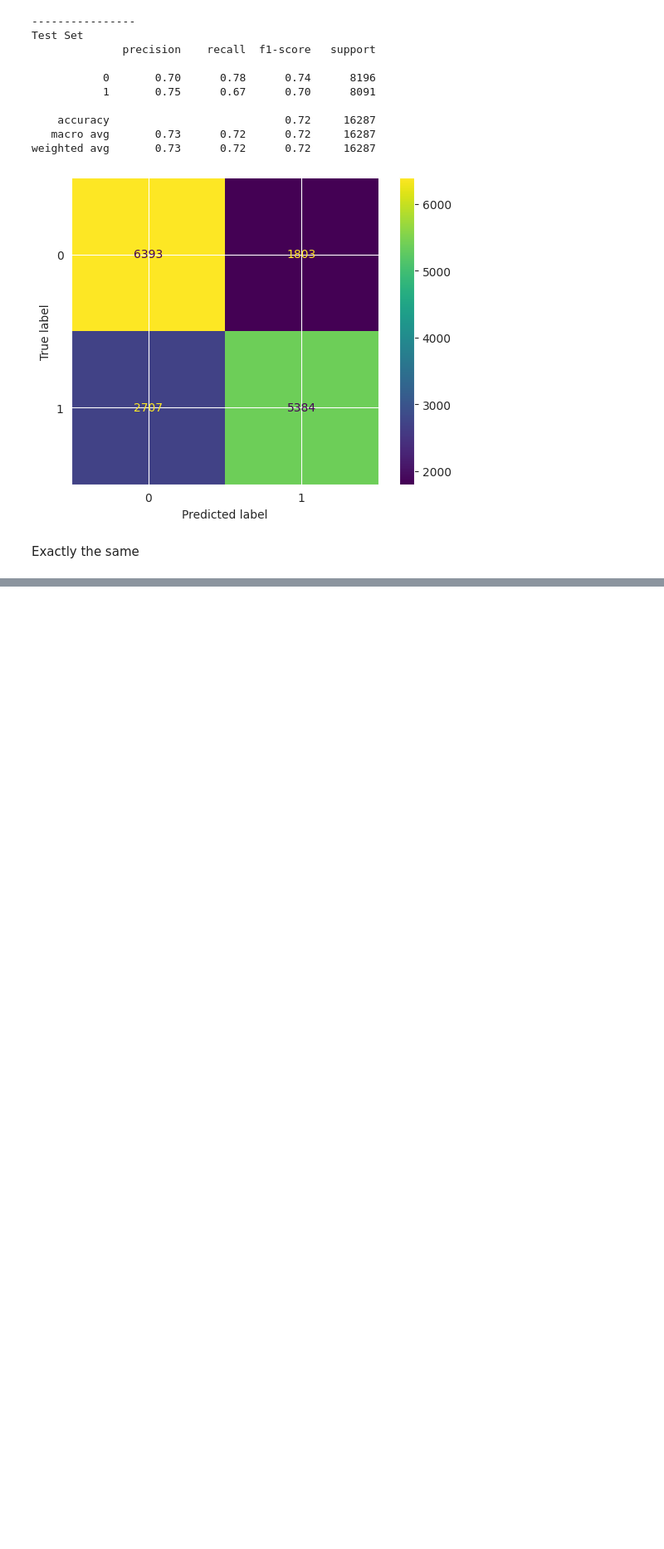
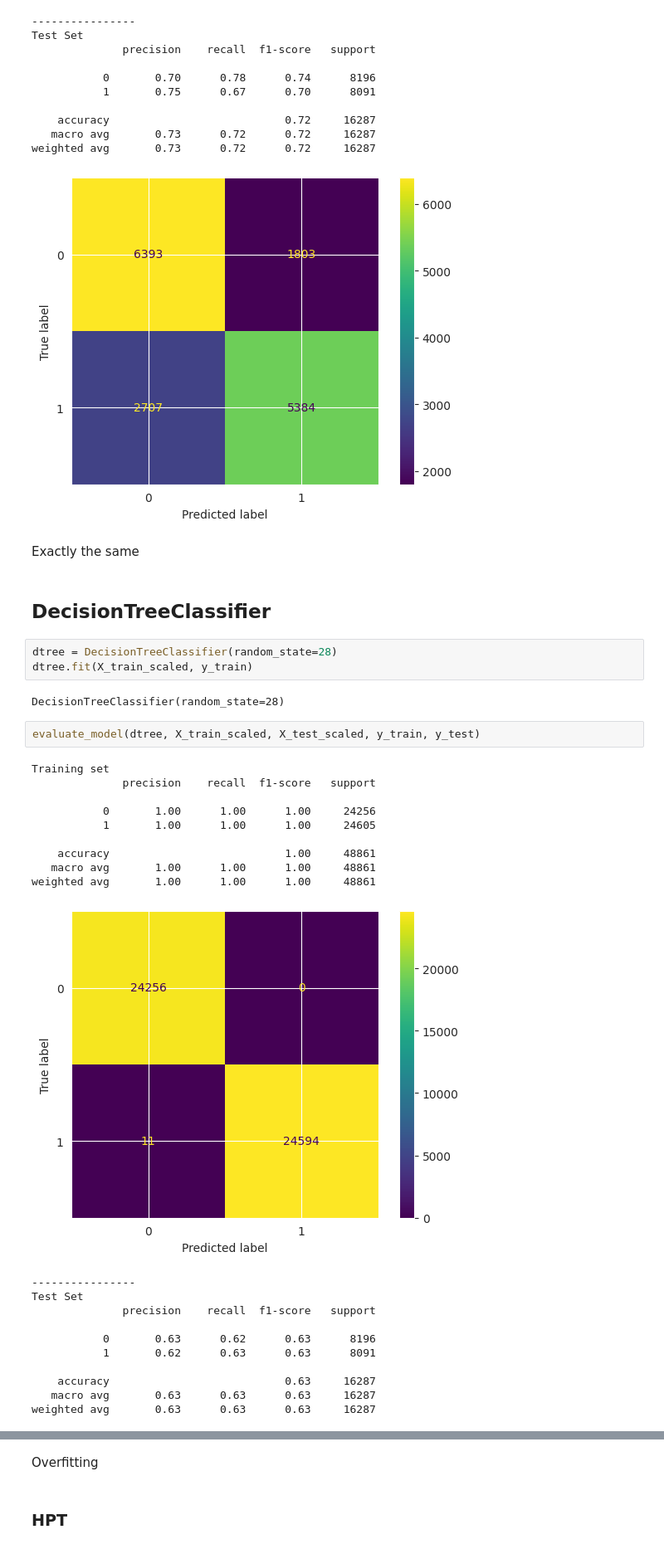
Before and after one commit to Dhairya-Arora01/Cardio-disease-predictor, a Jupyter notebook: cardio.ipynb, the cells around one changed output, grey strips where cells are left out. Shown: that part at 83% size. Drawn from its saved outputs; the diff is of its cells as text; blank space fills up the shorter version.

```diff
--- a/cardio.ipynb
+++ b/cardio.ipynb
@@ -259,3 +263,33 @@ weighted avg       0.73      0.72      0.72     16287
 [figure]
 # %% [markdown]
 Exactly the same
+# %% [markdown]
+## DecisionTreeClassifier
+# %%
+dtree = DecisionTreeClassifier(random_state=28)
+dtree.fit(X_train_scaled, y_train)
+# %% [output]
+DecisionTreeClassifier(random_state=28)
+# %%
+evaluate_model(dtree, X_train_scaled, X_test_scaled, y_train, y_test)
+# %% [output]
+Training set
+              precision    recall  f1-score   support
+
+           0       1.00      1.00      1.00     24256
+           1       1.00      1.00      1.00     24605
+
+    accuracy                           1.00     48861
+   macro avg       1.00      1.00      1.00     48861
+weighted avg       1.00      1.00      1.00     48861
+[figure, added]
+----------------
+Test Set
+              precision    recall  f1-score   support
+
+           0       0.63      0.62      0.63      8196
+           1       0.62      0.63      0.63      8091
+
+    accuracy                           0.63     16287
+   macro avg       0.63      0.63      0.63     16287
+weighted avg       0.63      0.63      0.63     16287
@@ -261,0 +297,4 @@ Exactly the same
+# %% [markdown]
+Overfitting
+# %% [markdown]
+### HPT
```
Also changed, not shown: parts of 22 cells of this notebook.
